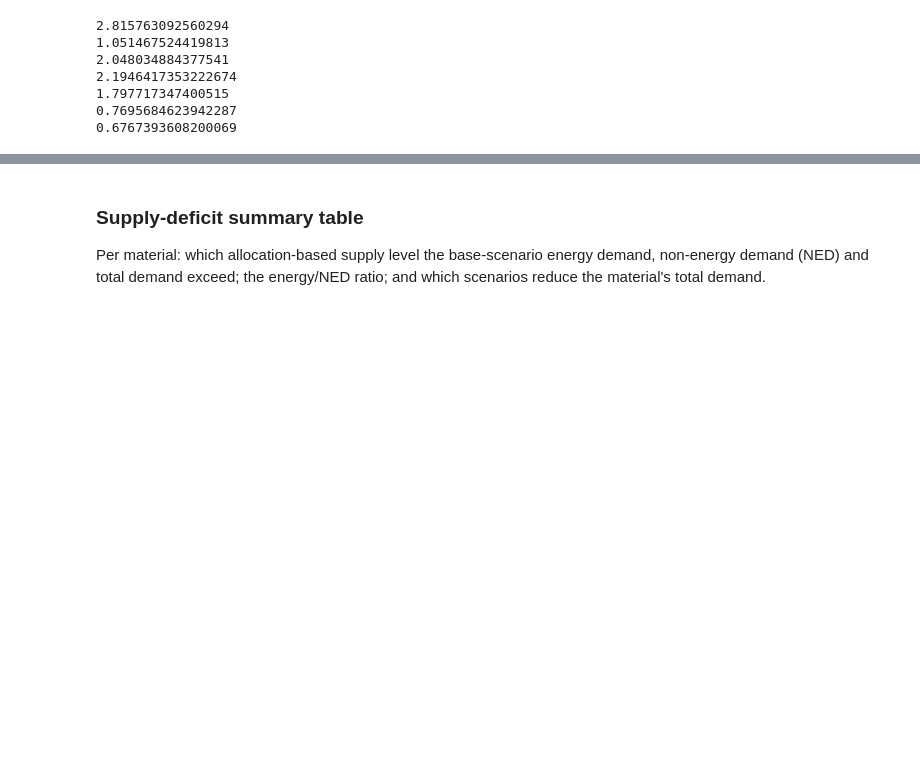
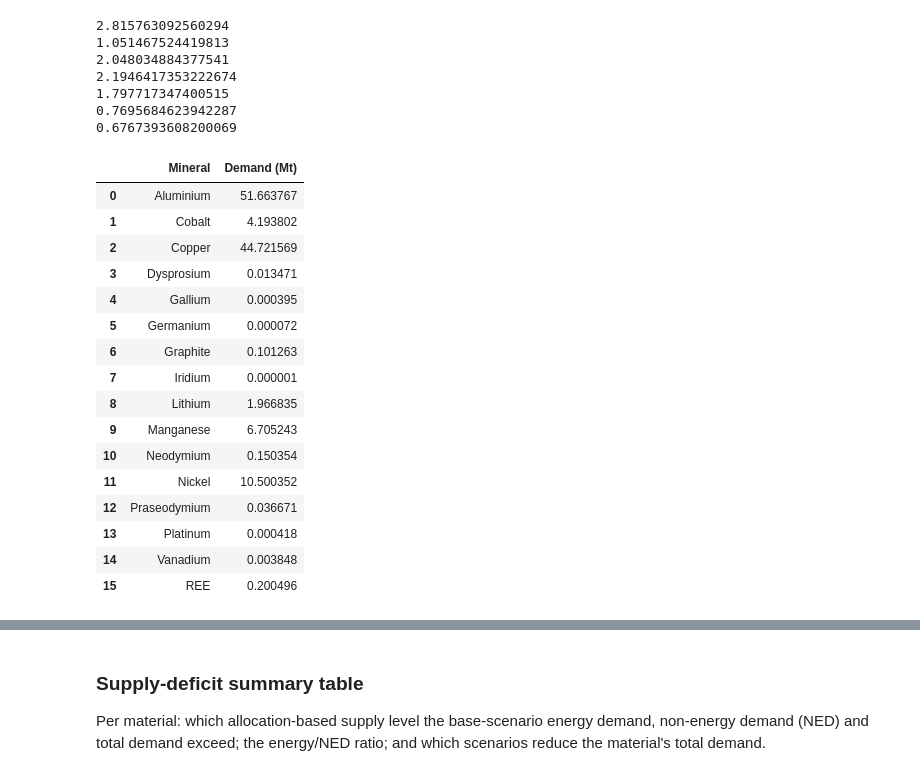
Before and after one commit to ayshaC/pypsa-eur, a Jupyter notebook: analysis/mineral_analysis.ipynb, the cells around one changed output, grey strips where cells are left out. Saved outputs shown, nothing was run; the diff lists cells and outputs as text; code cells hidden in the pictures; blank space fills up the shorter version.

```diff
--- a/analysis/mineral_analysis.ipynb
+++ b/analysis/mineral_analysis.ipynb
@@ -1799,6 +1840,26 @@ print(1.748298 / (0.61657894 + 1.96683515))
 1.797717347400515
 0.7695684623942287
 0.6767393608200069
+# %%
+demand_df
+# %% [output]
+|  | Mineral | Demand (Mt) |
+| 0 | Aluminium | 51.663767 |
+| 1 | Cobalt | 4.193802 |
+| 2 | Copper | 44.721569 |
+| 3 | Dysprosium | 0.013471 |
+| 4 | Gallium | 0.000395 |
+| 5 | Germanium | 0.000072 |
+| 6 | Graphite | 0.101263 |
+| 7 | Iridium | 0.000001 |
+| 8 | Lithium | 1.966835 |
+| 9 | Manganese | 6.705243 |
+| 10 | Neodymium | 0.150354 |
+| 11 | Nickel | 10.500352 |
+| 12 | Praseodymium | 0.036671 |
+| 13 | Platinum | 0.000418 |
+| 14 | Vanadium | 0.003848 |
+| 15 | REE | 0.200496 |
 # %%
 demand_df, supply_df = compute_mineral_scenario_data(
     n,
```
Also changed, not shown: parts of 8 cells of this notebook.
